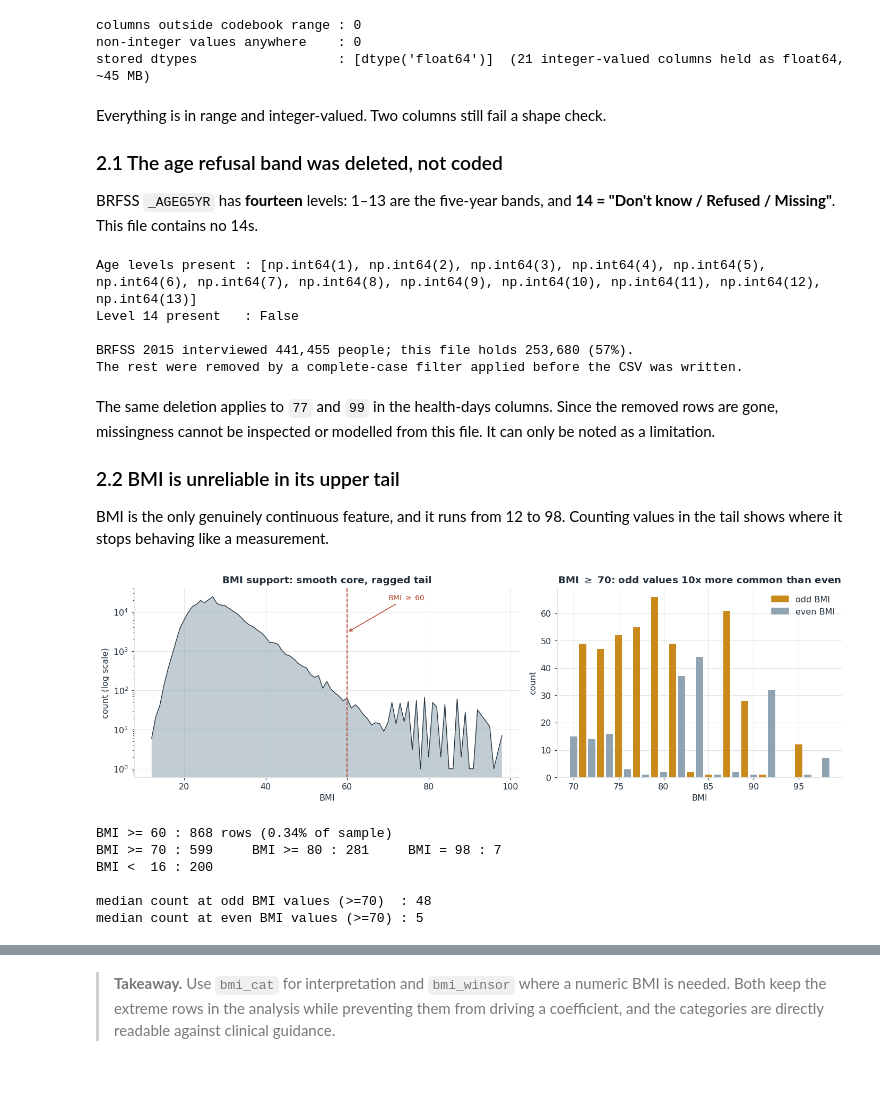
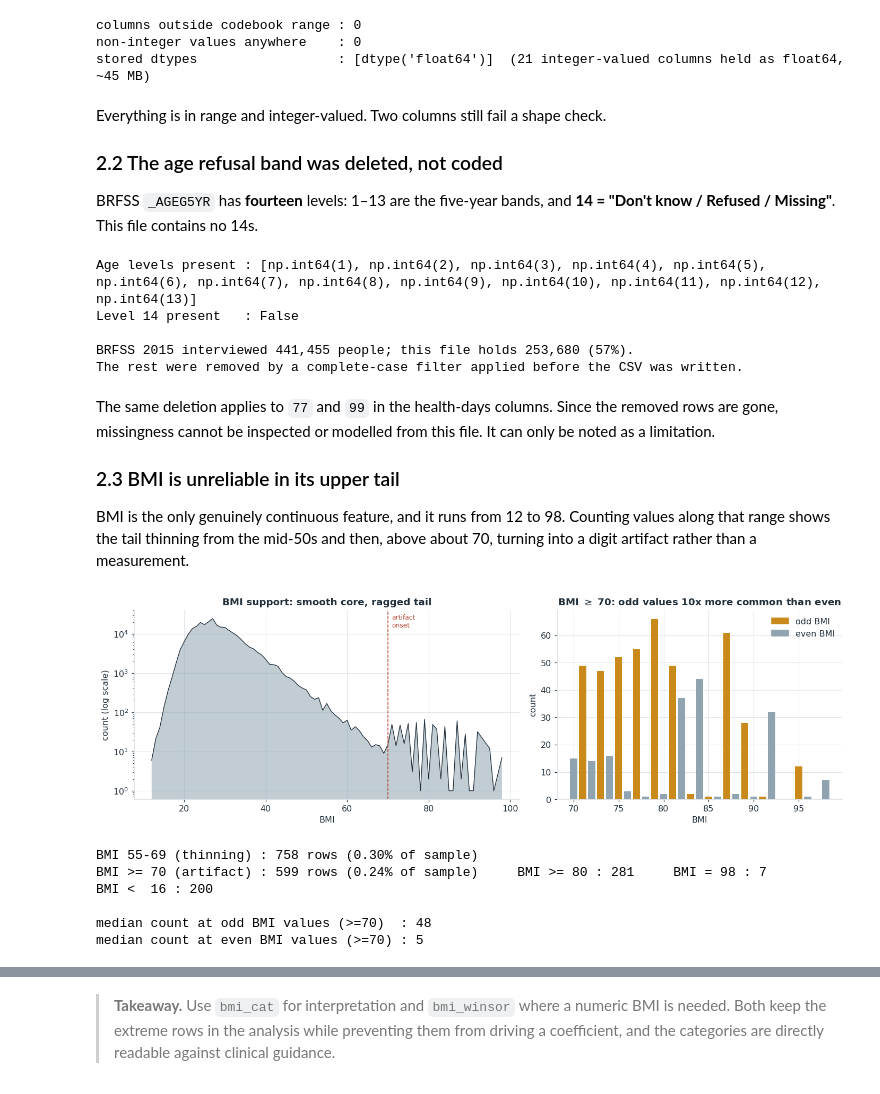
Before and after one commit to Lone-Wolfgang/brfss2015-diabetes-eda, a Jupyter notebook: Lab1/WolfgangKlein.ipynb, the cells around one changed output, grey strips where cells are left out. Drawn from its saved outputs; the diff is of its cells as text; code cells hidden in the pictures.

```diff
--- a/Lab1/WolfgangKlein.ipynb
+++ b/Lab1/WolfgangKlein.ipynb
@@ -244,7 +495,7 @@ stored dtypes                  : [dtype('float64')]  (21 integer-valued columns
 # %% [markdown]
 Everything is in range and integer-valued. Two columns still fail a shape check.
 
-### 2.1 The age refusal band was deleted, not coded
+### 2.2 The age refusal band was deleted, not coded
 
 BRFSS `_AGEG5YR` has **fourteen** levels: 1–13 are the five-year bands, and
 **14 = "Don't know / Refused / Missing"**. This file contains no 14s.
@@ -265,47 +516,50 @@ The same deletion applies to `77` and `99` in the health-days columns. Since the
 removed rows are gone, missingness cannot be inspected or modelled from this file.
 It can only be noted as a limitation.
 
-### 2.2 BMI is unreliable in its upper tail
+### 2.3 BMI is unreliable in its upper tail
 
 BMI is the only genuinely continuous feature, and it runs from 12 to 98. Counting
-values in the tail shows where it stops behaving like a measurement.
+values along that range shows the tail thinning from the mid-50s and then, above
+about 70, turning into a digit artifact rather than a measurement.
 # %%
 vc = raw.BMI.value_counts().sort_index()
 tail = vc.loc[70:]
 tail_parity = np.where(tail.index % 2 == 1, "odd", "even")
 odd_med  = np.median(tail.values[tail_parity == "odd"])
 even_med = np.median(tail.values[tail_parity == "even"])
 
 fig, axes = plt.subplots(1, 2, figsize=(13, 4.2), gridspec_kw={"width_ratios":[1.35, 1]})
 
 ax = axes[0]
 ax.fill_between(vc.index, vc.values, color=PALETTE["neg"], alpha=.55, lw=0)
 ax.plot(vc.index, vc.values, color=PALETTE["ink"], lw=.9)
 ax.set_yscale("log"); ax.set_xlabel("BMI"); ax.set_ylabel("count (log scale)")
 ax.set_title("BMI support: smooth core, ragged tail")
-ax.axvline(60, color=PALETTE["pos"], ls="--", lw=1.2)
-ax.annotate("BMI $\\geq$ 60", xy=(60, 3e3), xytext=(70, 2e4), color=PALETTE["pos"],
-            fontsize=9, arrowprops=dict(arrowstyle="->", color=PALETTE["pos"]))
+ax.axvline(70, color=PALETTE["pos"], ls="--", lw=1)
+ax.text(71, ax.get_ylim()[1] * .5, "artifact\nonset", color=PALETTE["pos"],
+        fontsize=8, va="center")
 
 ax = axes[1]
 ax.bar(tail.index, tail.values, width=.8,
        color=[PALETTE["accent"] if p == "odd" else PALETTE["neg"] for p in tail_parity])
 ax.set_xlabel("BMI"); ax.set_ylabel("count")
 ax.set_title(f"BMI $\\geq$ 70: odd values {odd_med/even_med:.0f}x more common than even")
 ax.legend(handles=[mpl.patches.Patch(color=PALETTE["accent"], label="odd BMI"),
                    mpl.patches.Patch(color=PALETTE["neg"],    label="even BMI")])
 plt.tight_layout(); plt.show()
 
-print(f"BMI >= 60 : {(raw.BMI>=60).sum():,} rows ({100*(raw.BMI>=60).mean():.2f}% of sample)")
-print(f"BMI >= 70 : {(raw.BMI>=70).sum():,}     BMI >= 80 : {(raw.BMI>=80).sum():,}     "
+print(f"BMI 55-69 (thinning) : {raw.BMI.between(55, 69).sum():,} rows "
+      f"({100*raw.BMI.between(55, 69).mean():.2f}% of sample)")
+print(f"BMI >= 70 (artifact) : {(raw.BMI>=70).sum():,} rows "
+      f"({100*(raw.BMI>=70).mean():.2f}% of sample)     BMI >= 80 : {(raw.BMI>=80).sum():,}     "
       f"BMI = 98 : {(raw.BMI==98).sum():,}")
 print(f"BMI <  16 : {(raw.BMI<16).sum():,}")
 print(f"\nmedian count at odd BMI values (>=70)  : {odd_med:.0f}")
 print(f"median count at even BMI values (>=70) : {even_med:.0f}")
 # %% [output]
-[figure, old version]
+[figure, new version]
-BMI >= 60 : 868 rows (0.34% of sample)
-BMI >= 70 : 599     BMI >= 80 : 281     BMI = 98 : 7
+BMI 55-69 (thinning) : 758 rows (0.30% of sample)
+BMI >= 70 (artifact) : 599 rows (0.24% of sample)     BMI >= 80 : 281     BMI = 98 : 7
 BMI <  16 : 200
 
 median count at odd BMI values (>=70)  : 48
```
Also changed, not shown: parts of 30 cells of this notebook, 4 other files.
